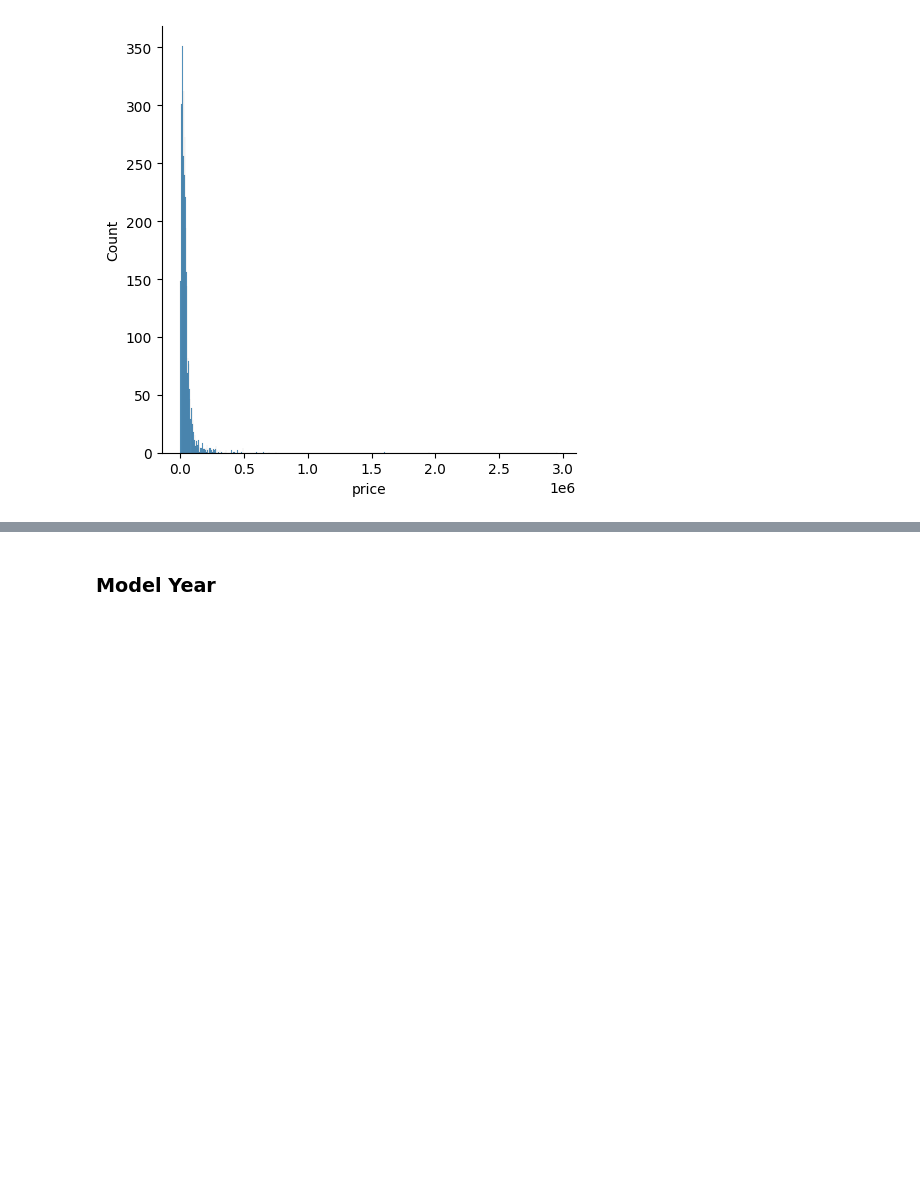
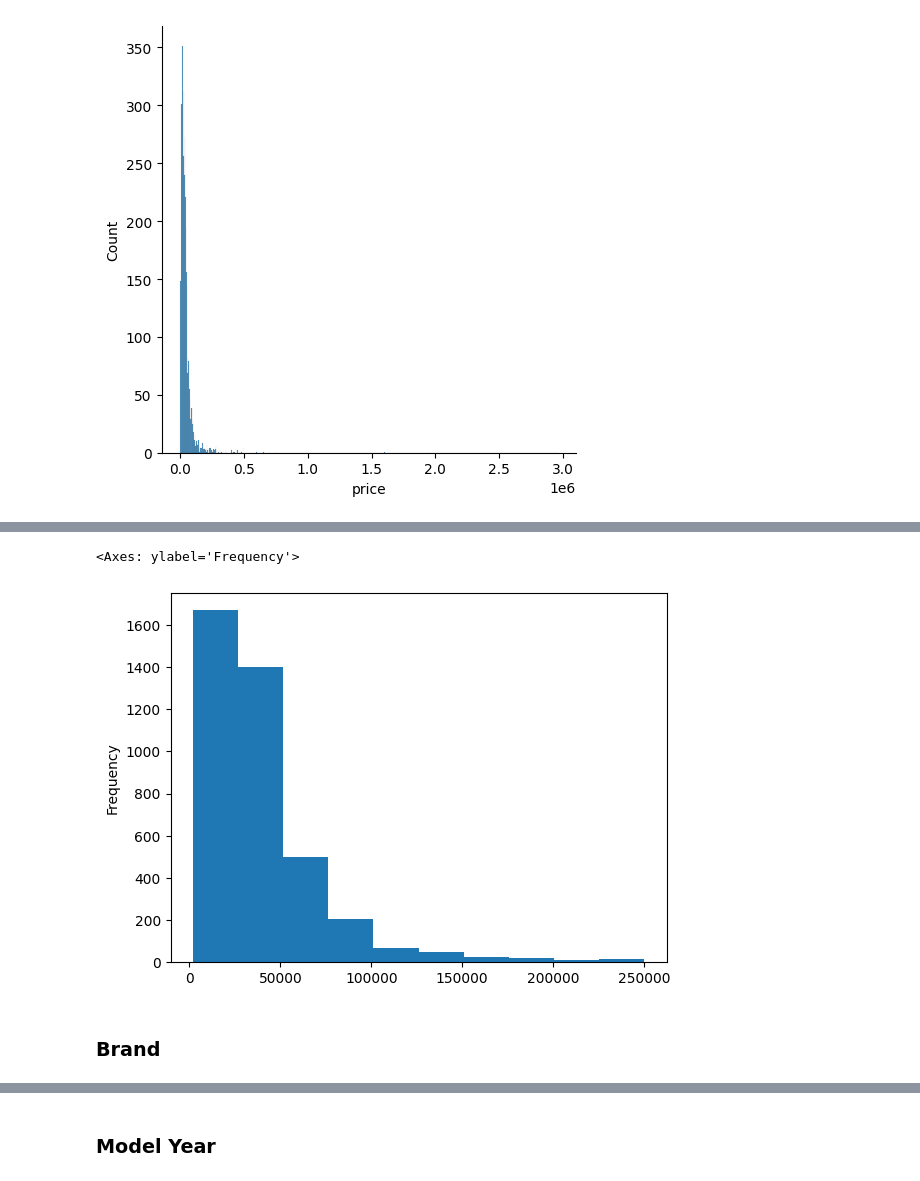
Before and after one commit to PabloJRW/used-car-price-prediction, a Jupyter notebook: notebooks/EDA.ipynb, the cells around one changed output, grey strips where cells are left out. Cells and saved outputs as stored; diff of their text form; code cells hidden in the pictures; blank space fills up the shorter version.

```diff
--- a/notebooks/EDA.ipynb
+++ b/notebooks/EDA.ipynb
@@ -93,0 +97,7 @@ df[df['price'] >= 500000].sample(5)
+# %%
+df[df['price'] <= 250000]['price'].plot(kind='hist')
+# %% [output]
+<Axes: ylabel='Frequency'>
+[figure, added]
+# %% [markdown]
+### Brand
```
Also changed, not shown: parts of 25 cells of this notebook, 2 other files.
